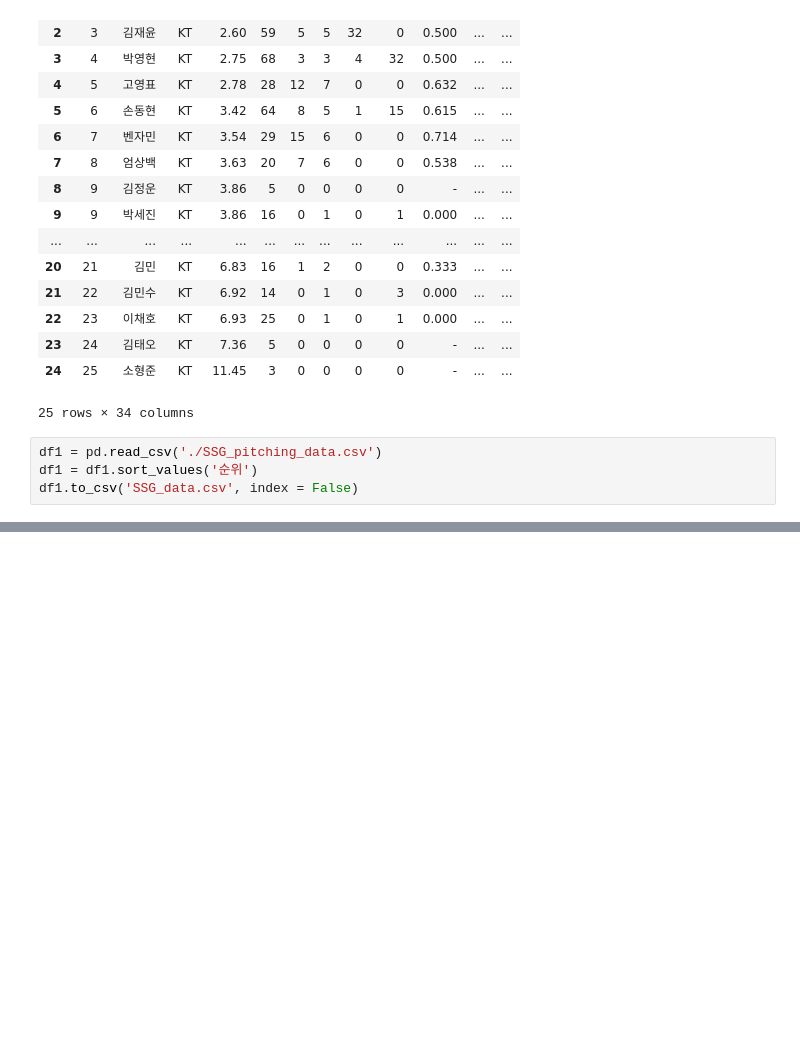
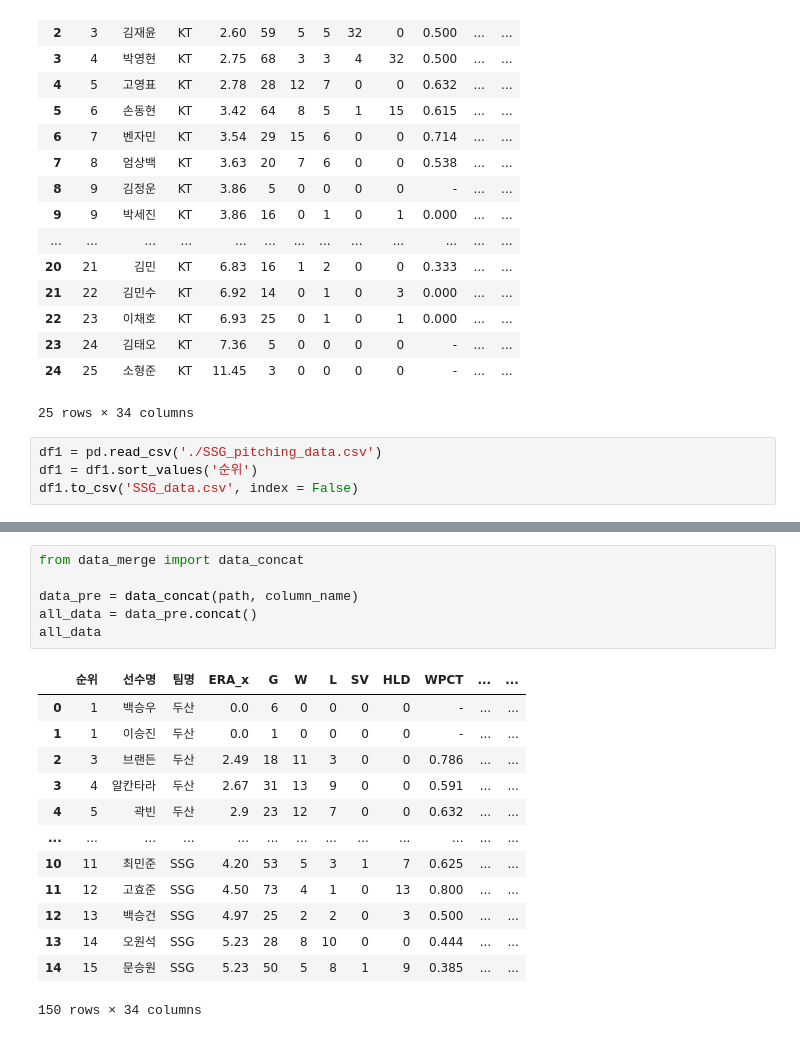
Before and after one commit to jayiuk/mid_project, a Jupyter notebook: data_check.ipynb, the cells around one changed output, grey strips where cells are left out. Drawn from its saved outputs; the diff is of its cells as text; blank space fills up the shorter version.

```diff
--- a/data_check.ipynb
+++ b/data_check.ipynb
@@ -383,0 +381,20 @@ df1.to_csv('SSG_data.csv', index = False)
+# %%
+from data_merge import data_concat
+
+data_pre = data_concat(path, column_name)
+all_data = data_pre.concat()
+all_data
+# %% [output]
+|  | 순위 | 선수명 | 팀명 | ERA_x | G | W | L | SV | HLD | WPCT | ... | ... |
+| 0 | 1 | 백승우 | 두산 | 0.0 | 6 | 0 | 0 | 0 | 0 | - | ... | ... |
+| 1 | 1 | 이승진 | 두산 | 0.0 | 1 | 0 | 0 | 0 | 0 | - | ... | ... |
+| 2 | 3 | 브랜든 | 두산 | 2.49 | 18 | 11 | 3 | 0 | 0 | 0.786 | ... | ... |
+| 3 | 4 | 알칸타라 | 두산 | 2.67 | 31 | 13 | 9 | 0 | 0 | 0.591 | ... | ... |
+| 4 | 5 | 곽빈 | 두산 | 2.9 | 23 | 12 | 7 | 0 | 0 | 0.632 | ... | ... |
+| ... | ... | ... | ... | ... | ... | ... | ... | ... | ... | ... | ... | ... |
+| 10 | 11 | 최민준 | SSG | 4.20 | 53 | 5 | 3 | 1 | 7 | 0.625 | ... | ... |
+| 11 | 12 | 고효준 | SSG | 4.50 | 73 | 4 | 1 | 0 | 13 | 0.800 | ... | ... |
+| 12 | 13 | 백승건 | SSG | 4.97 | 25 | 2 | 2 | 0 | 3 | 0.500 | ... | ... |
+| 13 | 14 | 오원석 | SSG | 5.23 | 28 | 8 | 10 | 0 | 0 | 0.444 | ... | ... |
+| 14 | 15 | 문승원 | SSG | 5.23 | 50 | 5 | 8 | 1 | 9 | 0.385 | ... | ... |
+150 rows × 34 columns
```
Also changed, not shown: parts of 34 cells of this notebook, 2 other files.
